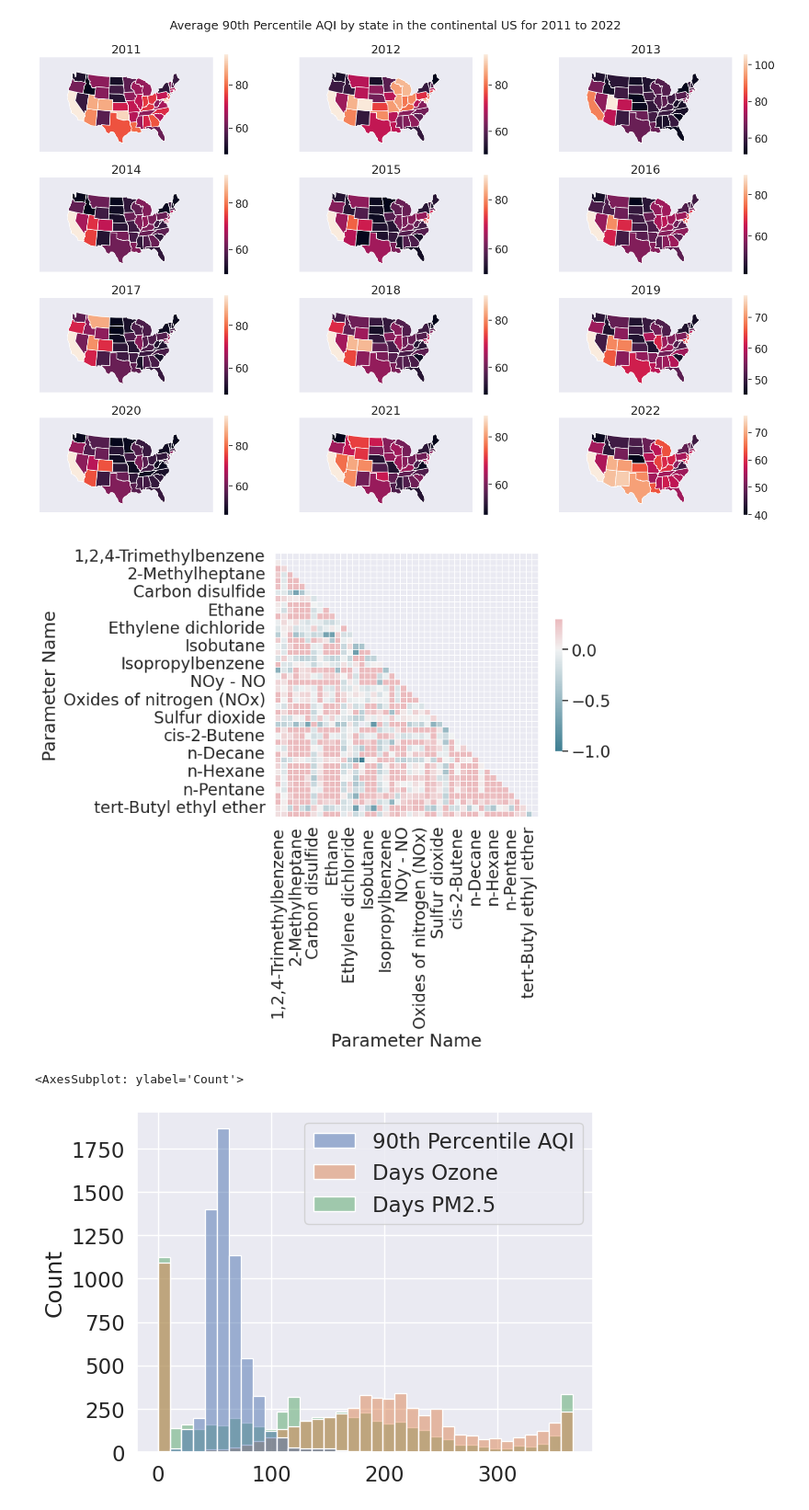
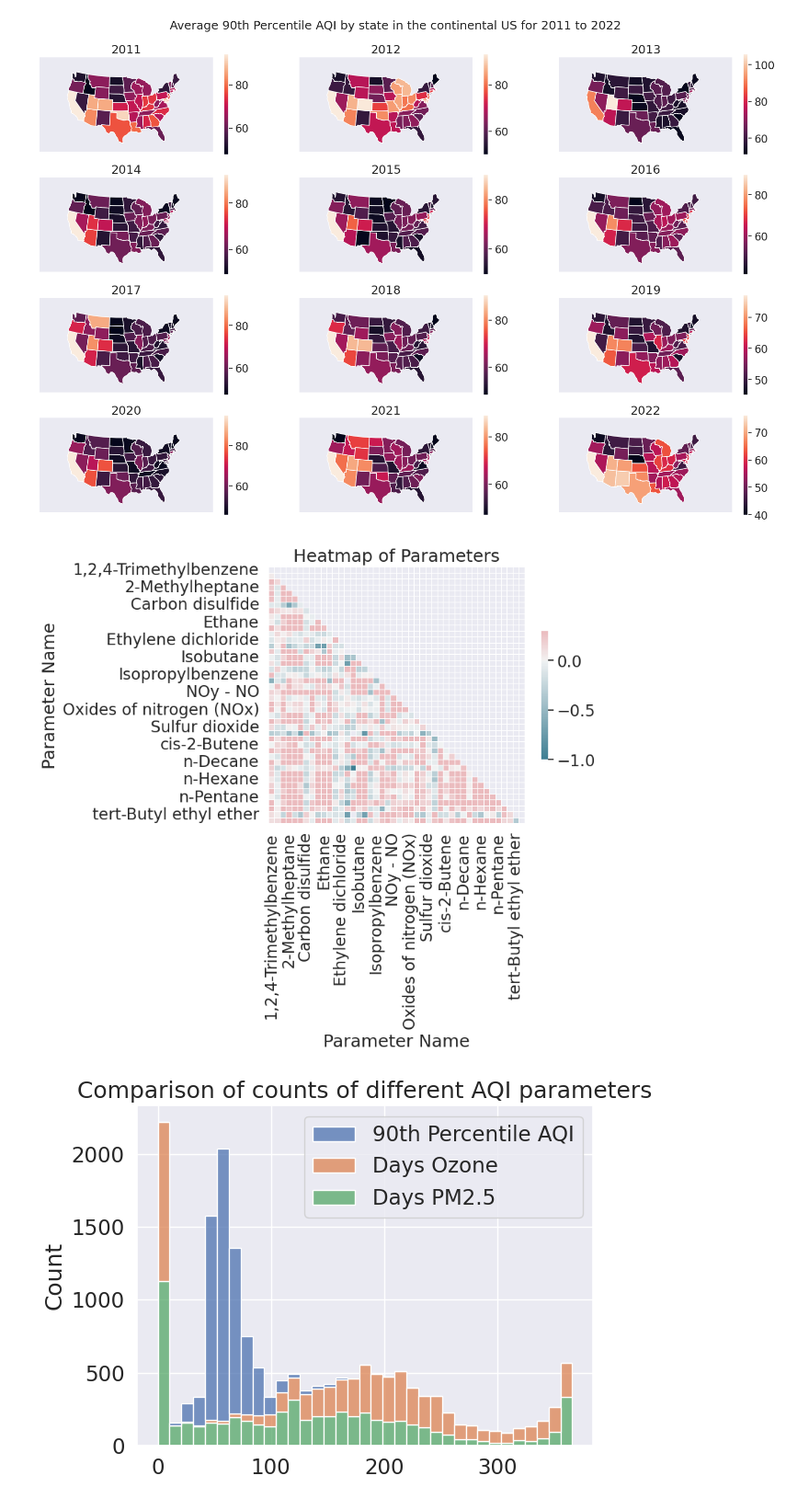
Before and after one commit to ubco-W2022T2-data301/project-group-group04, a Jupyter notebook: analysis/analysis1.ipynb, the cells around one changed output. Shown at 92% size. Cells and saved outputs as stored; diff of their text form; code cells hidden in the pictures.

Commit message:
Add missing plot titles
Update histplot

```diff
--- a/analysis/analysis1.ipynb
+++ b/analysis/analysis1.ipynb
@@ -246,10 +246,13 @@ cmap = sns.diverging_palette(220, 10, as_cmap=True)
 
 # Create figure using seaborn:
 heatmap = sns.heatmap(corr, mask=mask, cmap=cmap, vmax=.3, center=0, square=True, linewidths=.5, cbar_kws={"shrink": .5})
+heatmap.set(title='Heatmap of Parameters')
+None
 # %% [output]
-[figure, old version]
+[figure, new version]
 # %%
-sns.histplot(filtered.drop_duplicates(["Year", "CBSA Name"]).reset_index()[["90th Percentile AQI", "Days Ozone", "Days PM2.5"]])
+histplot = sns.histplot(filtered.drop_duplicates(["Year", "CBSA Name"]).reset_index()[["90th Percentile AQI", "Days Ozone", "Days PM2.5"]], multiple="stack")
+histplot.set(title="Comparison of counts of different AQI parameters")
+None
 # %% [output]
-<AxesSubplot: ylabel='Count'>
-[figure, old version]
+[figure, new version]
```
